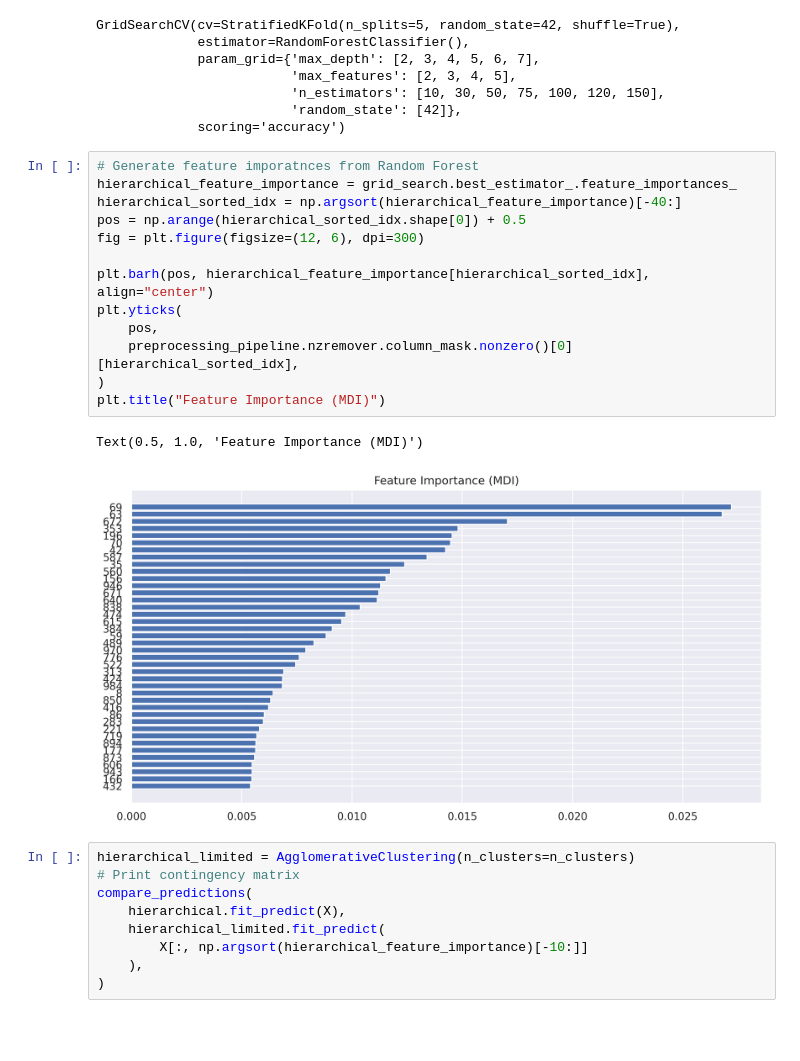
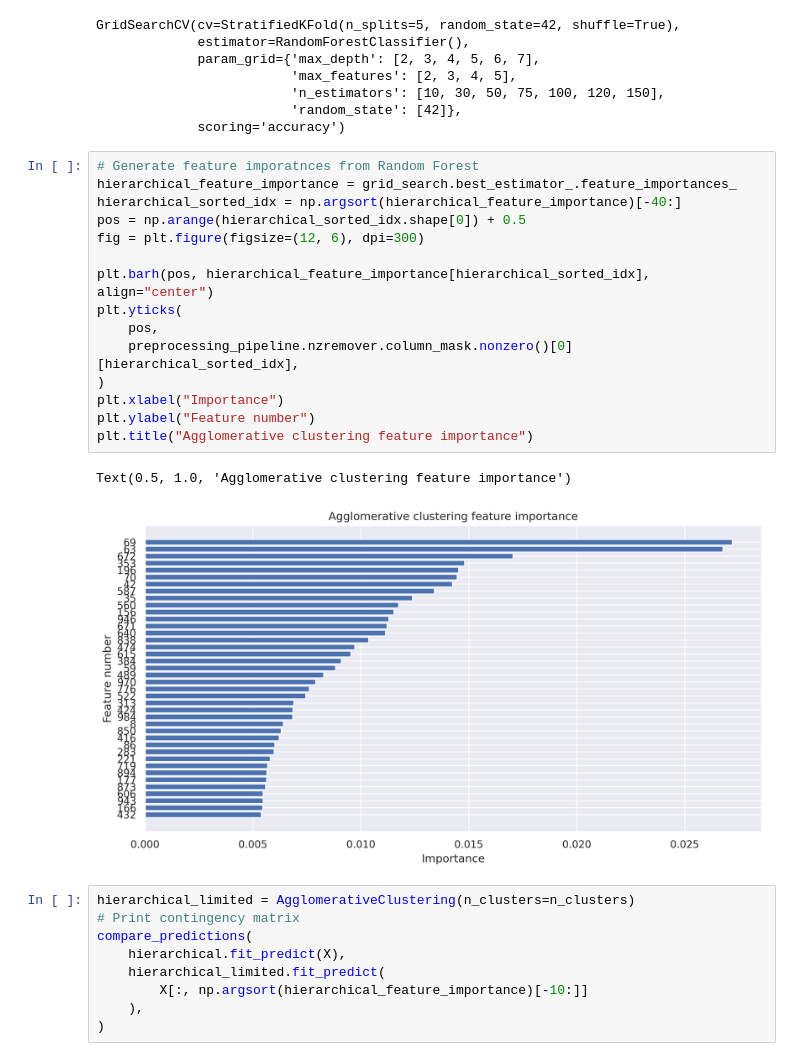
Before and after one commit to 1414vo/DIS-M1-Applied-DS, a Jupyter notebook: notebooks/Q5.ipynb, the cells around one changed output. Drawn from its saved outputs; the diff is of its cells as text; blank space fills up the shorter version.

```diff
--- a/notebooks/Q5.ipynb
+++ b/notebooks/Q5.ipynb
@@ -169,19 +171,21 @@ GridSearchCV(cv=StratifiedKFold(n_splits=5, random_state=42, shuffle=True),
 # %%
 # Generate feature imporatnces from Random Forest
 hierarchical_feature_importance = grid_search.best_estimator_.feature_importances_
 hierarchical_sorted_idx = np.argsort(hierarchical_feature_importance)[-40:]
 pos = np.arange(hierarchical_sorted_idx.shape[0]) + 0.5
 fig = plt.figure(figsize=(12, 6), dpi=300)
 
 plt.barh(pos, hierarchical_feature_importance[hierarchical_sorted_idx], align="center")
 plt.yticks(
     pos,
     preprocessing_pipeline.nzremover.column_mask.nonzero()[0][hierarchical_sorted_idx],
 )
-plt.title("Feature Importance (MDI)")
+plt.xlabel("Importance")
+plt.ylabel("Feature number")
+plt.title("Agglomerative clustering feature importance")
 # %% [output]
-Text(0.5, 1.0, 'Feature Importance (MDI)')
+Text(0.5, 1.0, 'Agglomerative clustering feature importance')
-[figure, old version]
+[figure, new version]
 # %%
 hierarchical_limited = AgglomerativeClustering(n_clusters=n_clusters)
 # Print contingency matrix
```
Also changed, not shown: parts of 3 cells of this notebook, 3 other files.
